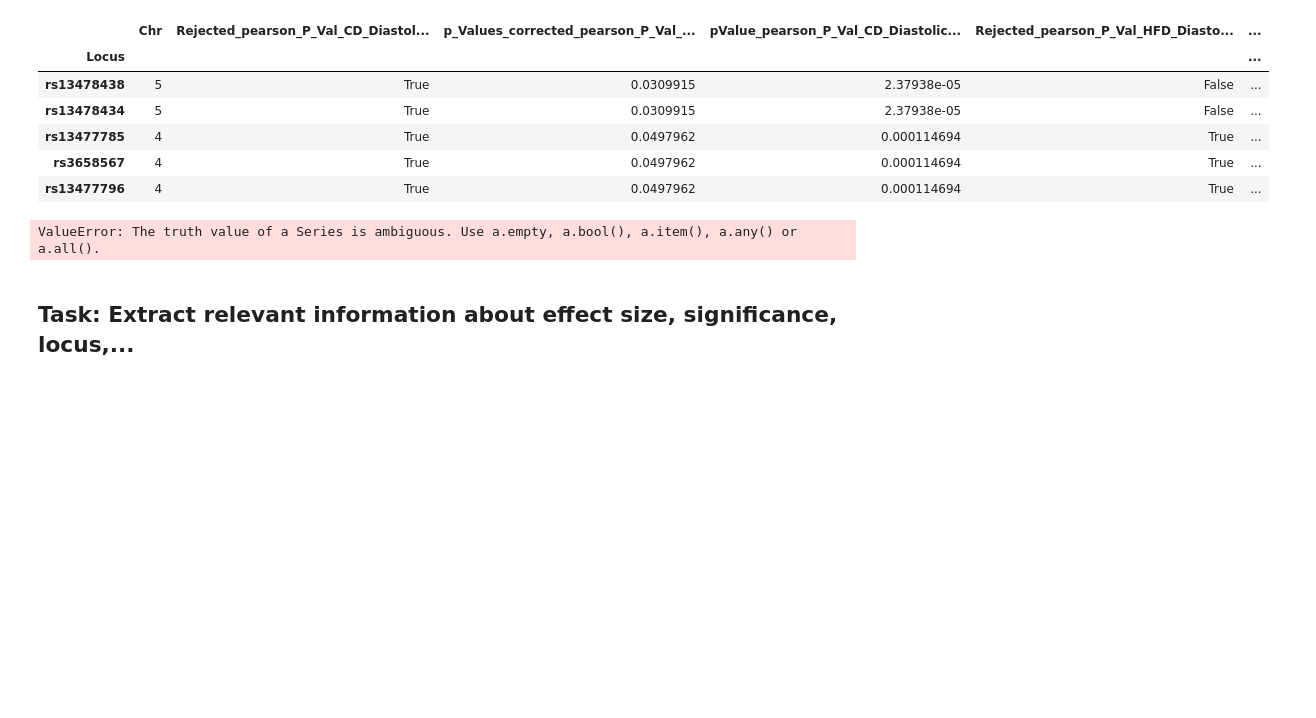
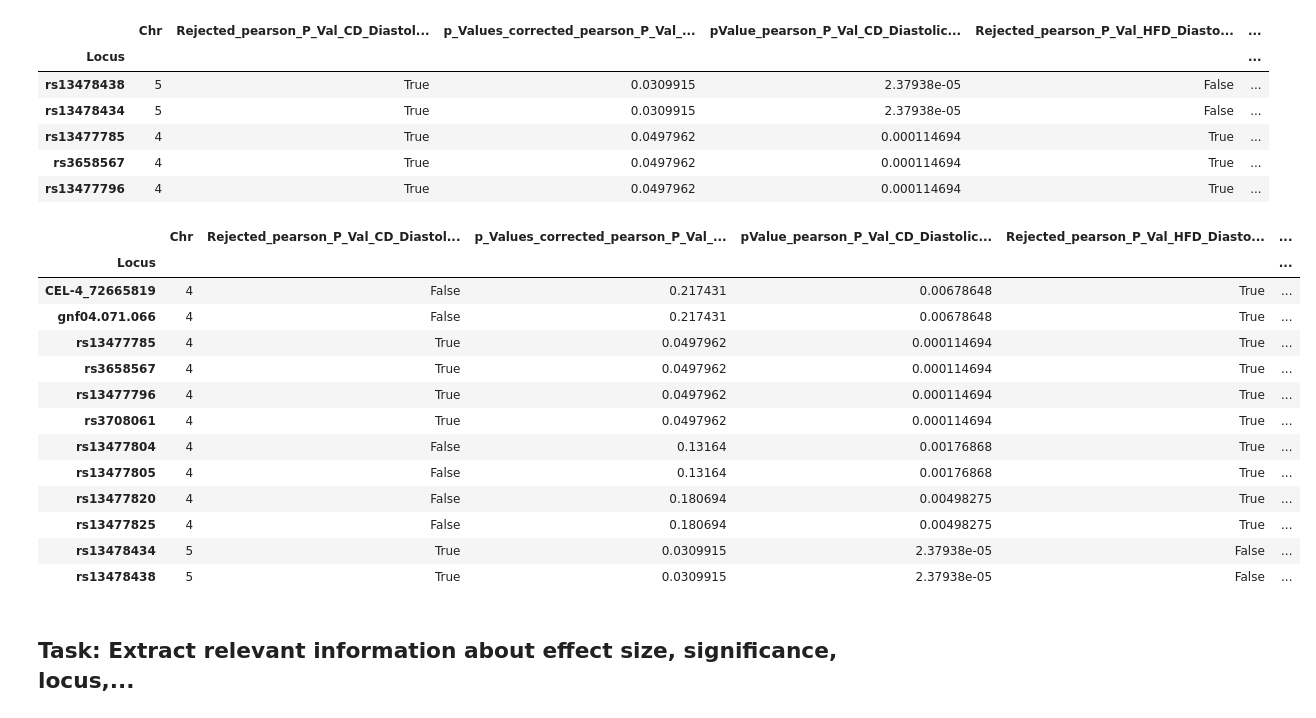
Before and after one commit to MeeNot/Integrated_Bioinformatics, a Jupyter notebook: notebooks/Day3_GWAS_part1.ipynb, the cells around one changed output. Saved outputs shown, nothing was run; the diff lists cells and outputs as text; code cells hidden in the pictures; blank space fills up the shorter version.

```diff
--- a/notebooks/Day3_GWAS_part1.ipynb
+++ b/notebooks/Day3_GWAS_part1.ipynb
@@ -961,26 +961,25 @@ bl.sort_values(by="Rejected_pearson_P_Val_CD_DiastolicBP_NIBP_[mmHg]", ascending
 | rs13477785 | 4 | True | 0.0497962 | 0.000114694 | True | ... |
 | rs3658567 | 4 | True | 0.0497962 | 0.000114694 | True | ... |
 | rs13477796 | 4 | True | 0.0497962 | 0.000114694 | True | ... |
-# %%
-lis = []
-
-for col in bl.columns:
-    if str(col).startswith("Rejected"):
-            if bl.ix[row] == True:
-                lis.append([bl.ix[row]])
-
-        # TODO:
-        # extract die TRUE columns, un hol die gene raus
-
-
-        #df3[(df3.ix[:,2] > 2) | (df3.ix[:,3] == "cat")] iwas hiermit
-
-         #corrected = pd.DataFrame([rej, pvals_corr, dataf[col]], index=["Rejected_"+col, "p_Values_corrected_"+col, "pValue_"+col])
-
-
-
-#df_manhatten = pd.DataFrame(listit, columns=["Locus", "pearson_P_Val_"+phenot_test, "Pearson_Coeff_"+phenot_test])
-# %% [output]
-ValueError: The truth value of a Series is ambiguous. Use a.empty, a.bool(), a.item(), a.any() or a.all().
+# %%
+import functools
+liste = [bl[col] for col in bl.columns if col.startswith("Rejected")]
+d = bl[functools.reduce(np.logical_or, liste)]
+d
+# %% [output]
+|  | Chr | Rejected_pearson_P_Val_CD_Diastol... | p_Values_corrected_pearson_P_Val_... | pValue_pearson_P_Val_CD_Diastolic... | Rejected_pearson_P_Val_HFD_Diasto... | ... |
+| Locus |  |  |  |  |  | ... |
+| CEL-4_72665819 | 4 | False | 0.217431 | 0.00678648 | True | ... |
+| gnf04.071.066 | 4 | False | 0.217431 | 0.00678648 | True | ... |
+| rs13477785 | 4 | True | 0.0497962 | 0.000114694 | True | ... |
+| rs3658567 | 4 | True | 0.0497962 | 0.000114694 | True | ... |
+| rs13477796 | 4 | True | 0.0497962 | 0.000114694 | True | ... |
+| rs3708061 | 4 | True | 0.0497962 | 0.000114694 | True | ... |
+| rs13477804 | 4 | False | 0.13164 | 0.00176868 | True | ... |
+| rs13477805 | 4 | False | 0.13164 | 0.00176868 | True | ... |
+| rs13477820 | 4 | False | 0.180694 | 0.00498275 | True | ... |
+| rs13477825 | 4 | False | 0.180694 | 0.00498275 | True | ... |
+| rs13478434 | 5 | True | 0.0309915 | 2.37938e-05 | False | ... |
+| rs13478438 | 5 | True | 0.0309915 | 2.37938e-05 | False | ... |
 # %% [markdown]
 ## Task: Extract relevant information about effect size, significance, locus,...
```
Also changed, not shown: parts of 1 cell of this notebook.
